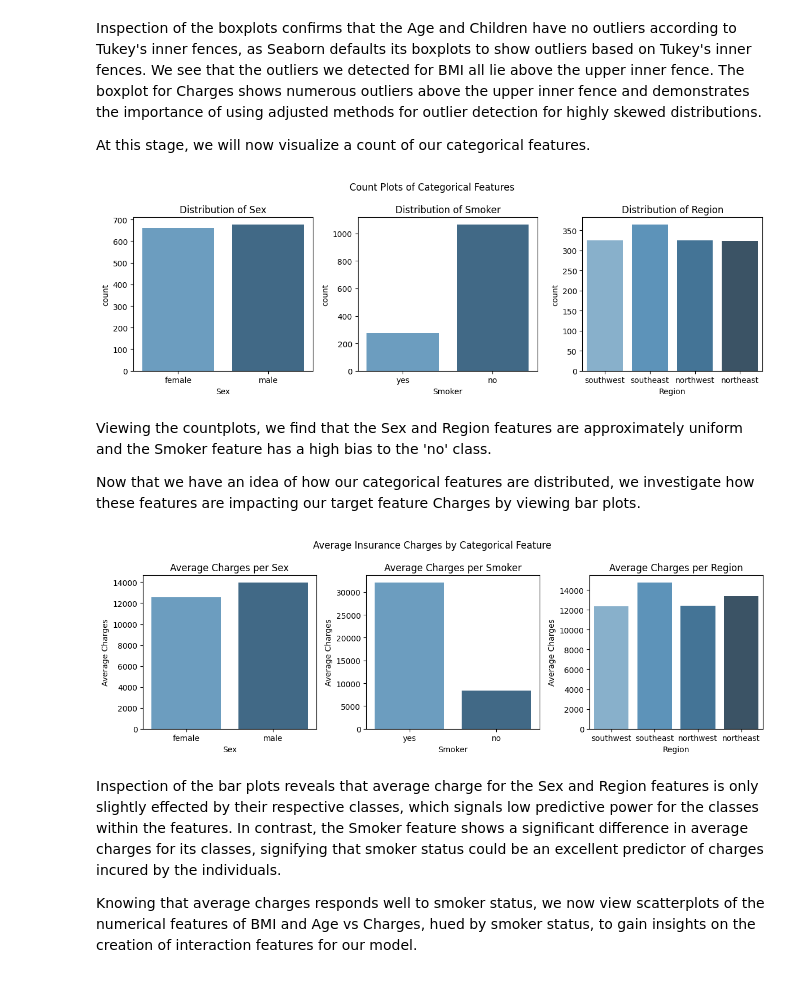
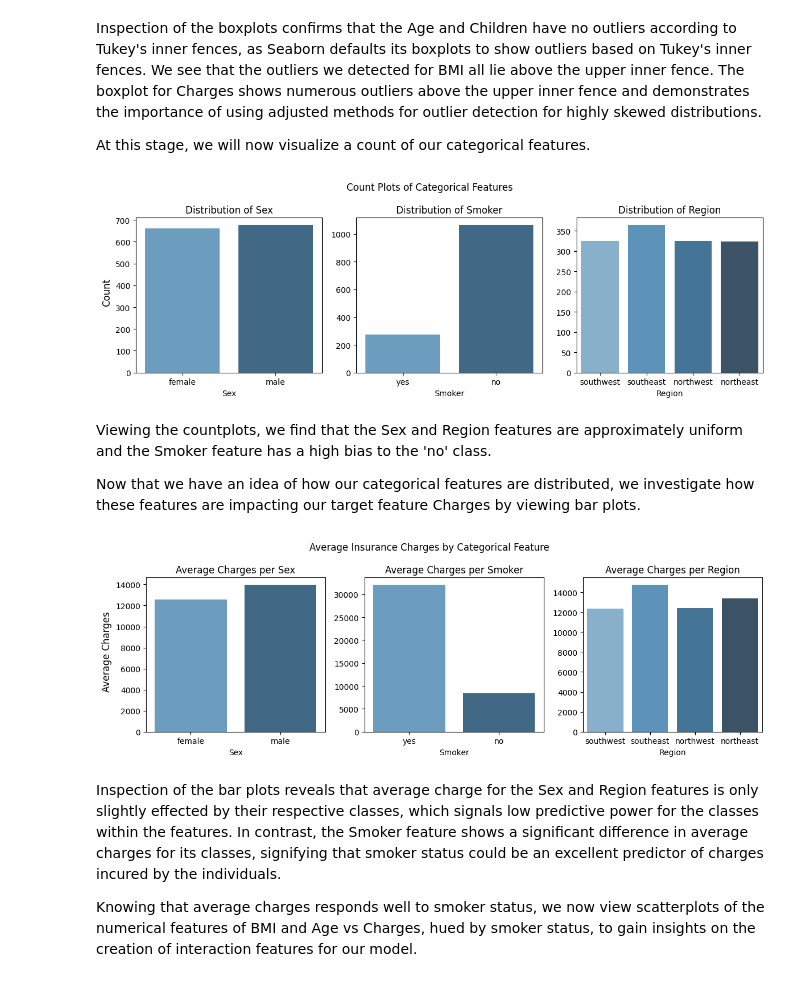
Before and after one commit to JfromNWMS/ml_regression_jordan, a Jupyter notebook: regression_jordan.ipynb, the cells around one changed output. Drawn from its saved outputs; the diff is of its cells as text; code cells hidden in the pictures.

```diff
--- a/regression_jordan.ipynb
+++ b/regression_jordan.ipynb
@@ -109,21 +109,21 @@ In reflection, the domain of our dataset is inclusive for only adults, with the
 
 First, we create histograms of our numerical features, displaying skewness and medcouple metrics, to gain insight into their distributions.
 # %%
+numerical_col = ["age", "bmi", "children", "charges"]
+categorical_col = ["sex", "smoker", "region"]
+
 fig, axes = plt.subplots(2, 2, figsize=(9,8))
 
-for ax, col in zip(axes.flatten(), ["age", "bmi", "children", "charges"], strict=True):
+for ax, col in zip(axes.flatten(), numerical_col, strict=True):
 
-    if col == "children":
-        sns.histplot(insurance_df[col], kde=False, ax=ax, bins=6) # type: ignore
-    else:
-        sns.histplot(insurance_df[col], kde=True, ax=ax) # type: ignore
-
+    sns.histplot(insurance_df[col], kde = col!="children", ax=ax, bins = "auto" if col!="children" else 6) # type: ignore
     ax.set_title(f"""
     Distribution of {"BMI" if col == "bmi" else col.title()}
     Skewness:  {insurance_df[col].skew():.2f}
     Medcouple: {medcouple(insurance_df[col]):.2f}
     """, fontsize=11)
     ax.set_xlabel("BMI" if col == "bmi" else col.title())
+    ax.set_ylabel("Count" if col in ["age", "children"] else "")
 
 fig.suptitle("Histograms for Numerical Features")
 plt.tight_layout()
@@ -144,7 +144,7 @@ We will now assess for outliers in our numerical features by determining the per
 results_dict = {}
 total = len(insurance_df)
 
-for col in ["age", "bmi", "children", "charges"]:
+for col in numerical_col:
 
     fences = tukey_fences(insurance_df[col], adjusted = col == "charges")
     outlier = (insurance_df[col] < fences.inner_lower) | (insurance_df[col] > fences.inner_upper)
@@ -154,7 +154,7 @@ for col in ["age", "bmi", "children", "charges"]:
         "Percentage Extreme Outliers": round((extreme_outlier.sum() / total) * 100, 2)
     }
 
-pd.DataFrame(results_dict)
+display(pd.DataFrame(results_dict))
 # %% [output]
 |  | age | bmi | children | charges |
 | Percentage Outliers | 0.0 | 0.67 | 0.0 | 0.0 |
@@ -166,14 +166,15 @@ Now, we will view boxplots of our numerical features to further assess their dis
 # %%
 fig, axes = plt.subplots(1, 4, figsize=(12,4))
 
-for ax, col in zip(axes.flatten(), ["age", "bmi", "children", "charges"], strict=True):
+for ax, col in zip(axes.flatten(), numerical_col, strict=True):
 
+    display_col = "BMI" if col == "bmi" else col.title()
     sns.boxplot(y=insurance_df[col], ax=ax, showmeans=True,
-                meanprops={"marker":"o",
-                           "markerfacecolor":"skyblue",
-                           "markeredgecolor":"dimgray",
-                           "markersize":"6"})
-    ax.set(title="BMI" if col == "bmi" else col.title(), ylabel="BMI" if col == "bmi" else col.title())
+                meanprops={"marker": "o",
+                           "markerfacecolor": "skyblue",
+                           "markeredgecolor": "dimgray",
+                           "markersize": "6"})
+    ax.set(title=display_col, ylabel=display_col)
 
 fig.suptitle("Box Plots for Numerical Features")
 plt.tight_layout()
@@ -187,15 +188,18 @@ At this stage, we will now visualize a count of our categorical features.
 # %%
 fig, axes = plt.subplots(1, 3, figsize=(12, 4))
 
-for ax, col in zip(axes, ["sex", "smoker", "region"], strict=True):
+for ax, col in zip(axes, categorical_col, strict=True):
+
     sns.countplot(x=col, data=insurance_df, ax=ax, hue=col, palette="Blues_d")
     ax.set(title=f"Distribution of {col.title()}", xlabel=f"{col.title()}")
+    ax.set_ylabel("")
 
+fig.supylabel("Count")
 fig.suptitle("Count Plots of Categorical Features")
 plt.tight_layout()
 plt.show()
 # %% [output]
-[figure, old version]
+[figure, new version]
 # %% [markdown]
 Viewing the countplots, we find that the Sex and Region features are approximately uniform and the Smoker feature has a high bias to the 'no' class.
 
@@ -203,16 +207,17 @@ Now that we have an idea of how our categorical features are distributed, we inv
 # %%
 fig, axes = plt.subplots(1, 3, figsize=(12, 4))
 
-for ax, col in zip(axes, ["sex", "smoker", "region"], strict=True):
+for ax, col in zip(axes, categorical_col, strict=True):
 
     sns.barplot(x=col, y="charges", data=insurance_df, ax=ax, hue=col, palette="Blues_d", errorbar=None)
-    ax.set(title=f"Average Charges per {col.title()}", ylabel="Average Charges", xlabel=f"{col.title()}")
+    ax.set(title=f"Average Charges per {col.title()}", ylabel="", xlabel=f"{col.title()}")
 
+fig.supylabel("Average Charges")
 fig.suptitle("Average Insurance Charges by Categorical Feature")
 plt.tight_layout()
 plt.show()
 # %% [output]
-[figure, old version]
+[figure, new version]
 # %% [markdown]
 Inspection of the bar plots reveals that average charge for the Sex and Region features is only slightly effected by their respective classes, which signals low predictive power for the classes within the features.  In contrast, the Smoker feature shows a significant difference in average charges for its classes, signifying that smoker status could be an excellent predictor of charges incured by the individuals.
 
```
Also changed, not shown: parts of 5 cells of this notebook.
